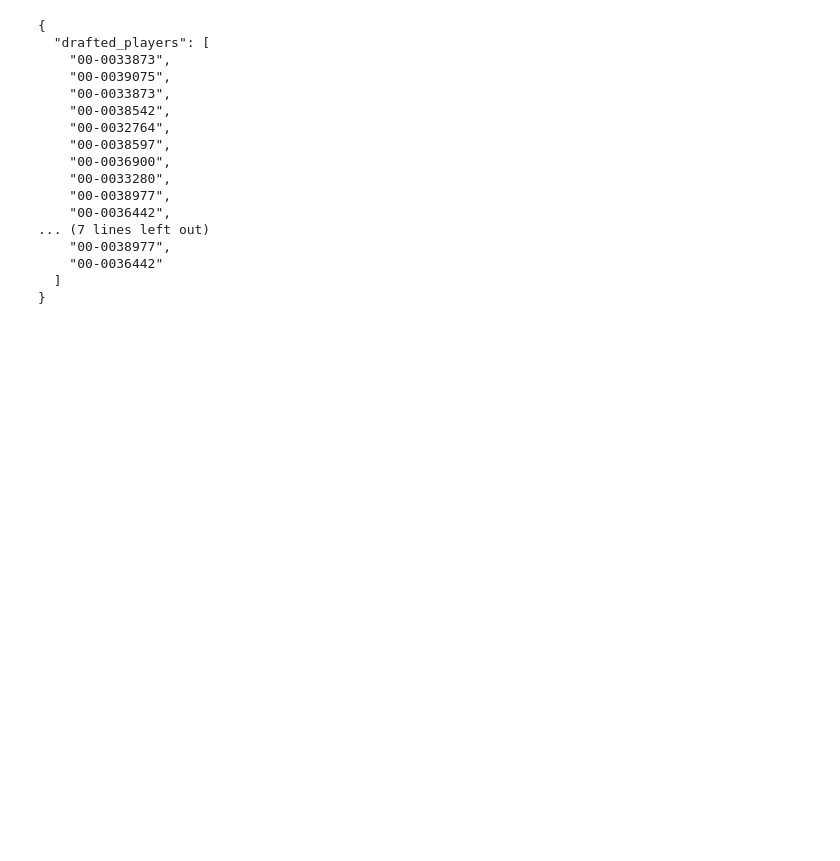
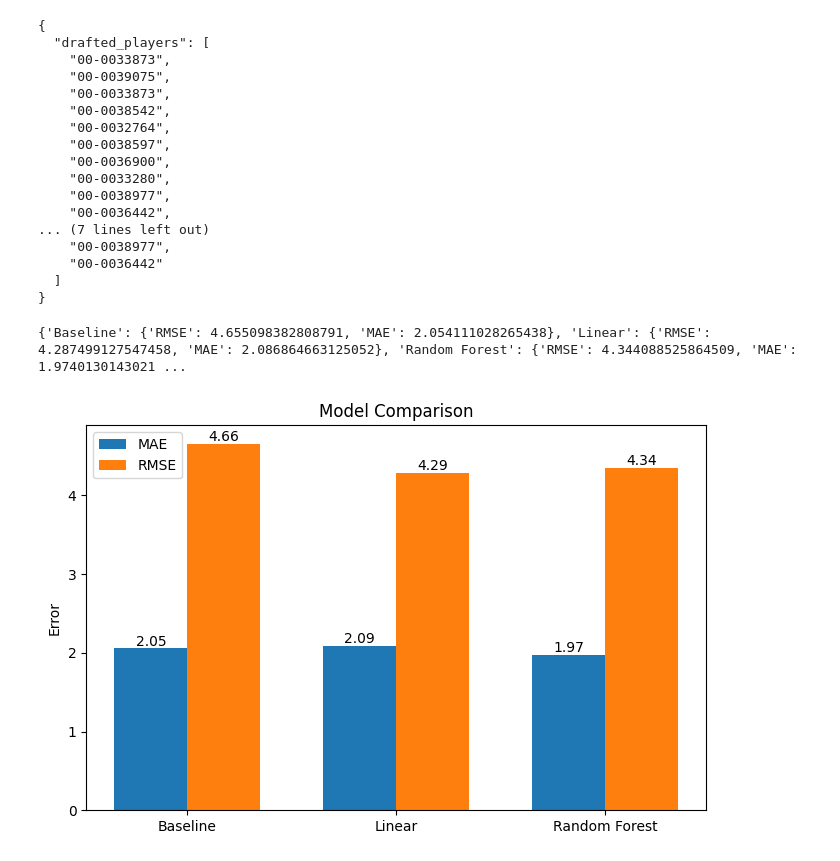
Before and after one commit to Dav1esJ/AIFFPredictor, a Jupyter notebook: notebooks/data_exploration.ipynb, the cells around one changed output. Cells and saved outputs as stored; diff of their text form; code cells hidden in the pictures; blank space fills up the shorter version.

Commit message:
added some graphs for how good the model is

```diff
--- a/notebooks/data_exploration.ipynb
+++ b/notebooks/data_exploration.ipynb
@@ -410,0 +429,17 @@ with open(r"C:\AIFFPredictor\AIFFPredictor\data\draft_state.json", "r") as f:
+# %%
+model = load_model("../data/model.joblib")
+model_predictions = model.predict(test_df[feature_column].to_numpy())
+
+model_eval = evaluate(model_predictions, test_df['my_fantasy_points'])
+# %%
+baseline_eval = evaluate(test_df['avg_points_last_3'], test_df['my_fantasy_points'])
+# %%
+results = {
+    "Baseline": baseline_eval,
+    "Linear": linear_evaluation,
+    "Random Forest": model_eval,
+}
+# %%
+print(results)
+# %% [output]
+{'Baseline': {'RMSE': 4.655098382808791, 'MAE': 2.054111028265438}, 'Linear': {'RMSE': 4.287499127547458, 'MAE': 2.086864663125052}, 'Random Forest': {'RMSE': 4.344088525864509, 'MAE': 1.9740130143021 ...
@@ -410,0 +448,23 @@ with open(r"C:\AIFFPredictor\AIFFPredictor\data\draft_state.json", "r") as f:
+# %%
+import numpy as np
+
+models = list(results.keys())
+x = np.arange(len(models))
+width = 0.35
+
+fig, ax = plt.subplots(figsize=(8, 5))
+mae_bars = ax.bar(x - width/2, [results[m]['MAE'] for m in models], width, label='MAE')
+rmse_bars = ax.bar(x + width/2, [results[m]['RMSE'] for m in models], width, label='RMSE')
+
+ax.set_xticks(x)
+ax.set_xticklabels(models)
+ax.bar_label(mae_bars, fmt='%.2f')
+ax.bar_label(rmse_bars, fmt='%.2f')
+# add: title, y-axis label with units, legend
+ax.set_ylabel('Error')
+ax.set_title('Model Comparison')
+ax.legend()
+plt.savefig("../docs/model_comparison.png", dpi=150, bbox_inches="tight")
+plt.show()
+# %% [output]
+[figure, added]
```
Also changed, not shown: parts of 5 cells of this notebook, 5 other files.
